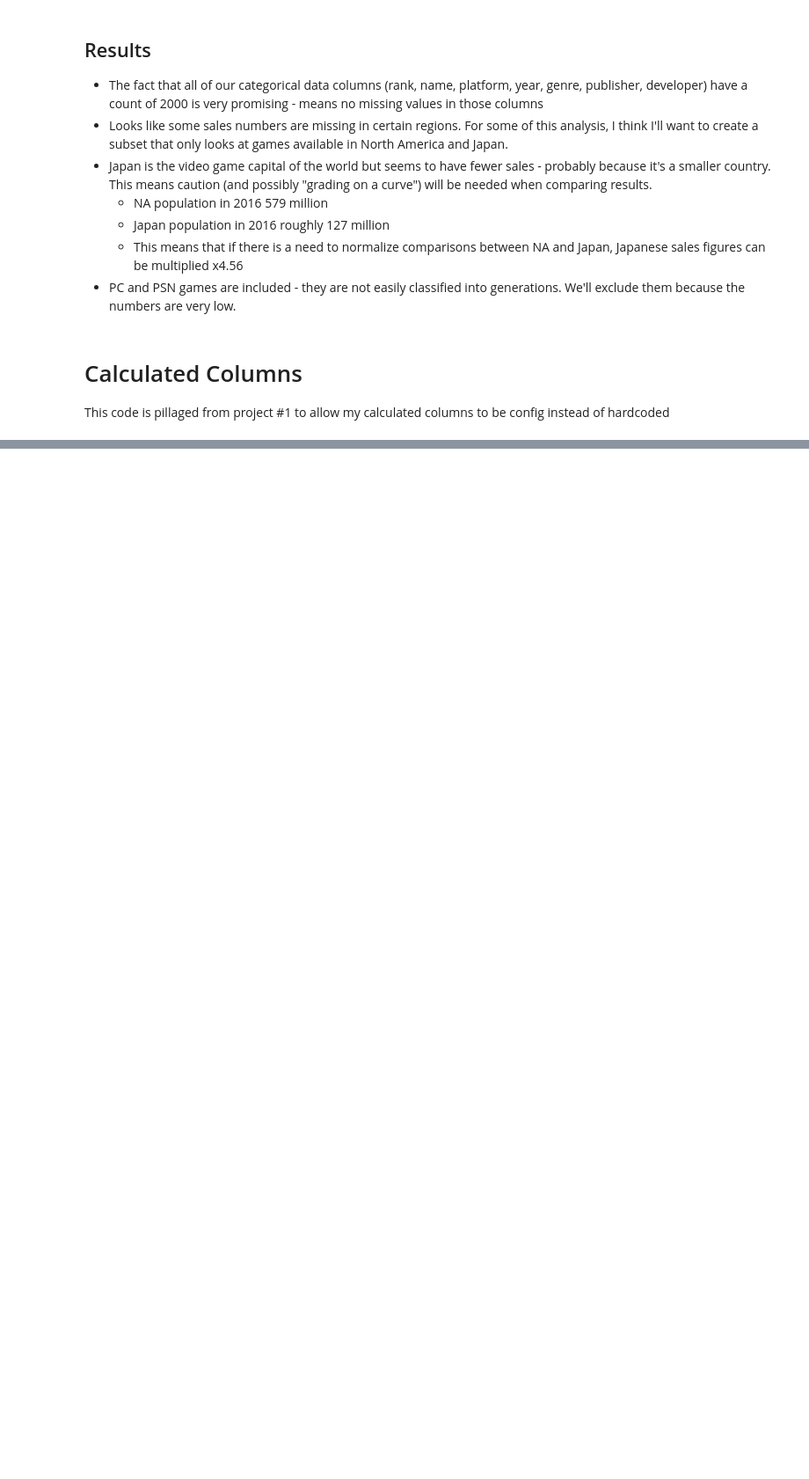
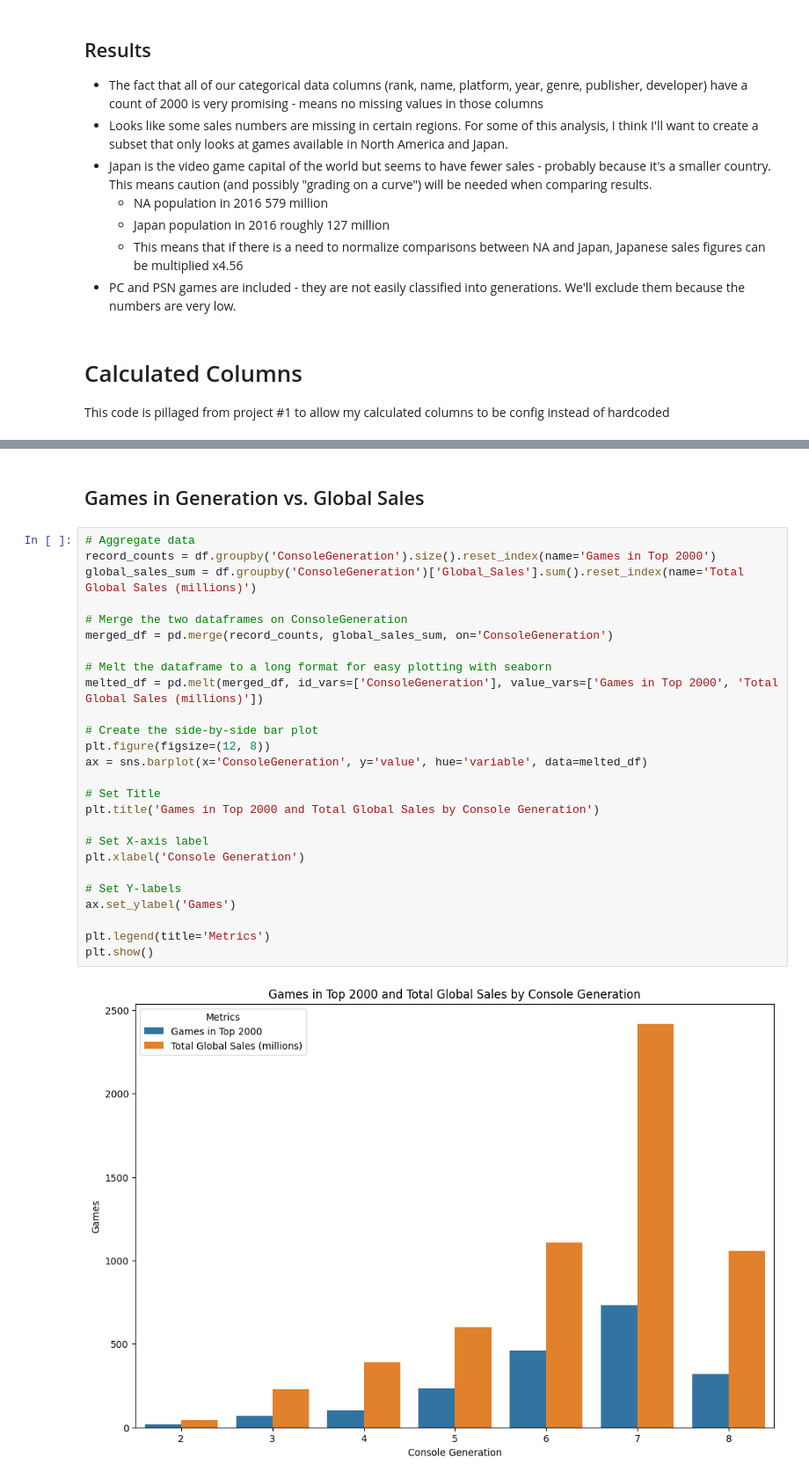
Before and after one commit to candersen114/Python2Source, a Jupyter notebook: finalproj.ipynb, the cells around one changed output, grey strips where cells are left out. Shown at 88% size. Saved outputs shown, nothing was run; the diff lists cells and outputs as text; blank space fills up the shorter version.

```diff
--- a/finalproj.ipynb
+++ b/finalproj.ipynb
@@ -275,0 +323,30 @@ First Party
+# %% [markdown]
+## Games in Generation vs. Global Sales
+# %%
+# Aggregate data
+record_counts = df.groupby('ConsoleGeneration').size().reset_index(name='Games in Top 2000')
+global_sales_sum = df.groupby('ConsoleGeneration')['Global_Sales'].sum().reset_index(name='Total Global Sales (millions)')
+
+# Merge the two dataframes on ConsoleGeneration
+merged_df = pd.merge(record_counts, global_sales_sum, on='ConsoleGeneration')
+
+# Melt the dataframe to a long format for easy plotting with seaborn
+melted_df = pd.melt(merged_df, id_vars=['ConsoleGeneration'], value_vars=['Games in Top 2000', 'Total Global Sales (millions)'])
+
+# Create the side-by-side bar plot
+plt.figure(figsize=(12, 8))
+ax = sns.barplot(x='ConsoleGeneration', y='value', hue='variable', data=melted_df)
+
+# Set Title
+plt.title('Games in Top 2000 and Total Global Sales by Console Generation')
+
+# Set X-axis label
+plt.xlabel('Console Generation')
+
+# Set Y-labels
+ax.set_ylabel('Games')
+
+plt.legend(title='Metrics')
+plt.show()
+# %% [output]
+[figure, added]
```
Also changed, not shown: parts of 10 cells of this notebook, 2 other files.
